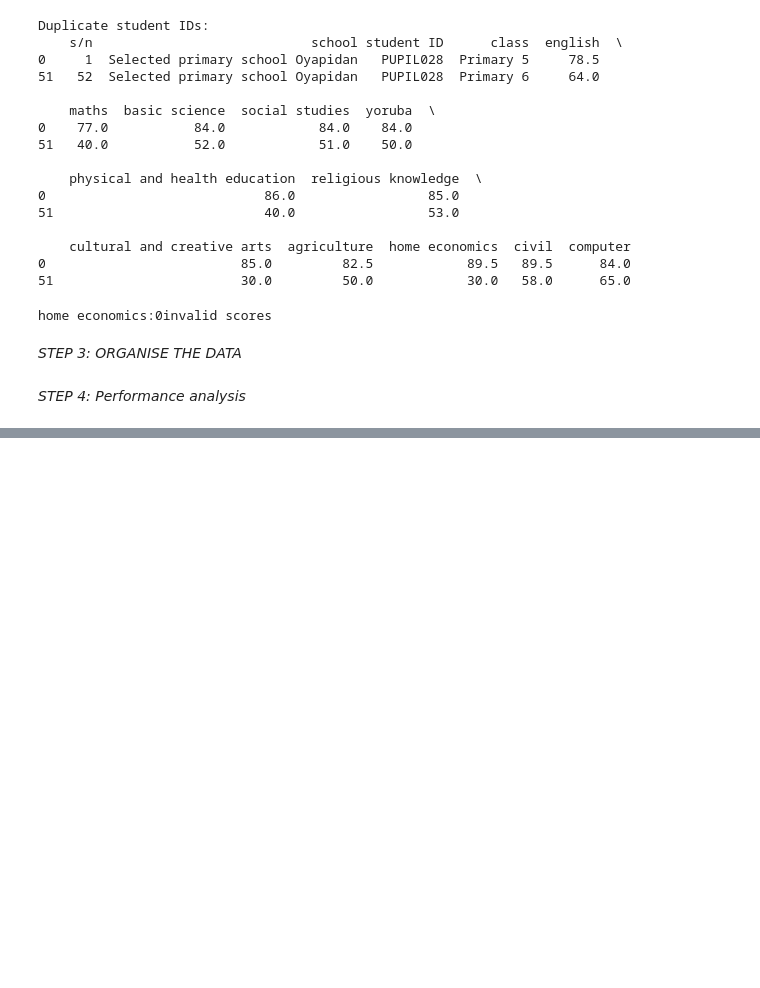
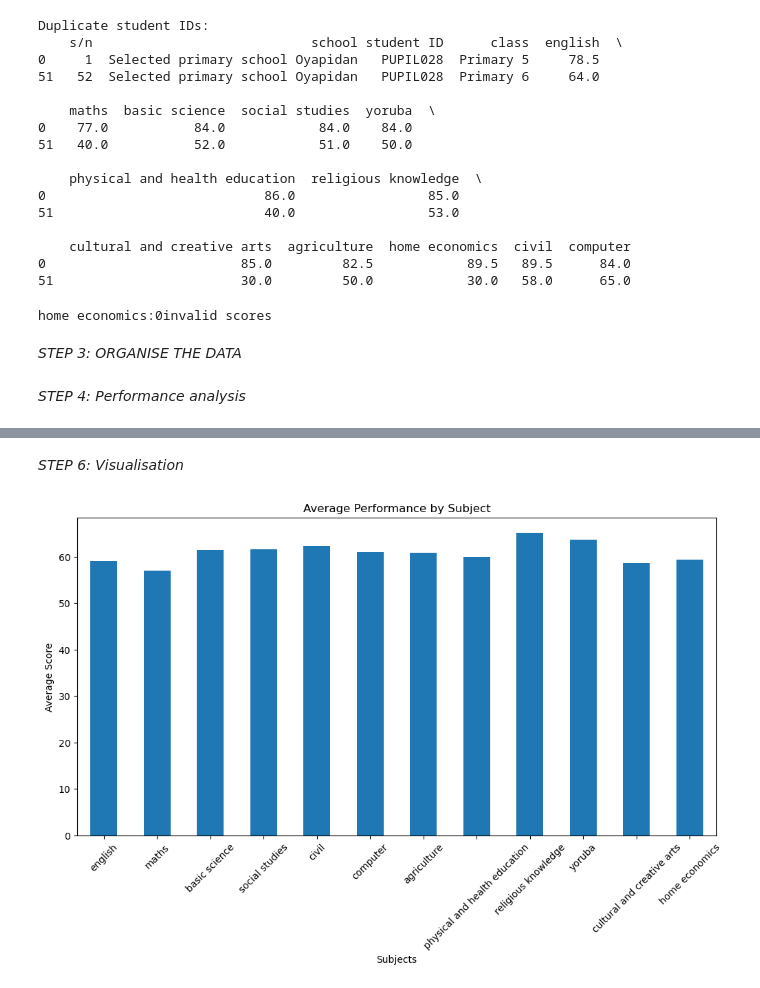
Before and after one commit to franklinxlnt16-dotcom/Student-Academic-Performance-Monitoring-System, a Jupyter notebook: Third Semester project.ipynb, the cells around one changed output, grey strips where cells are left out. Cells and saved outputs as stored; diff of their text form; code cells hidden in the pictures; blank space fills up the shorter version.

```diff
--- a/Third Semester project.ipynb
+++ b/Third Semester project.ipynb
@@ -180,0 +227,12 @@ print
+# %% [markdown]
+*STEP 6: Visualisation*
+# %%
+#Subject performance
+df[subject_cols].mean().plot(kind="bar",figsize=(12,6))
+plt.title("Average Performance by Subject")
+plt.ylabel("Average Score")
+plt.xlabel("Subjects")
+plt.xticks(rotation=45)
+plt.show()
+# %% [output]
+[figure, added]
```
Also changed, not shown: parts of 5 cells of this notebook.
